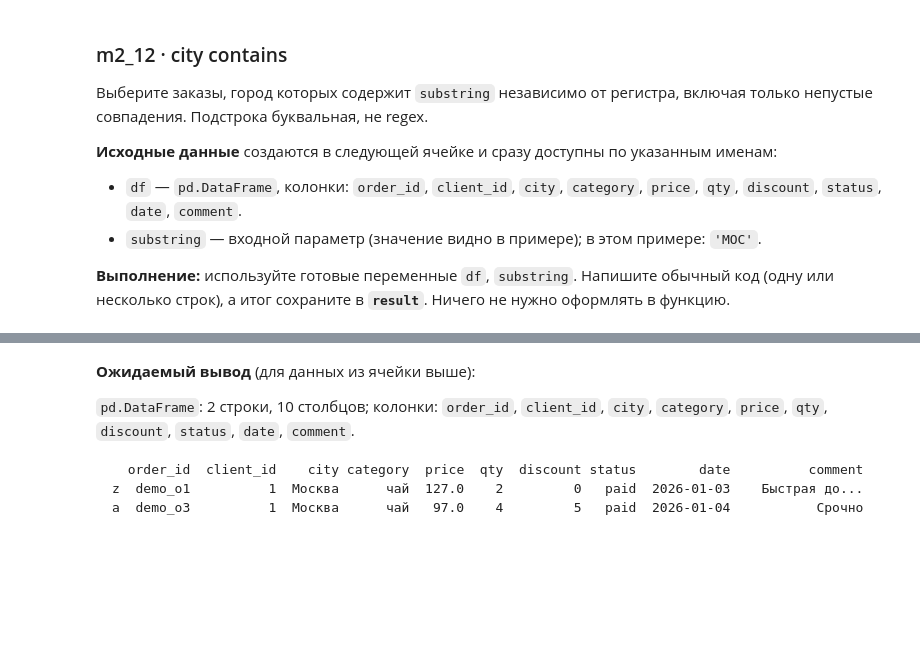
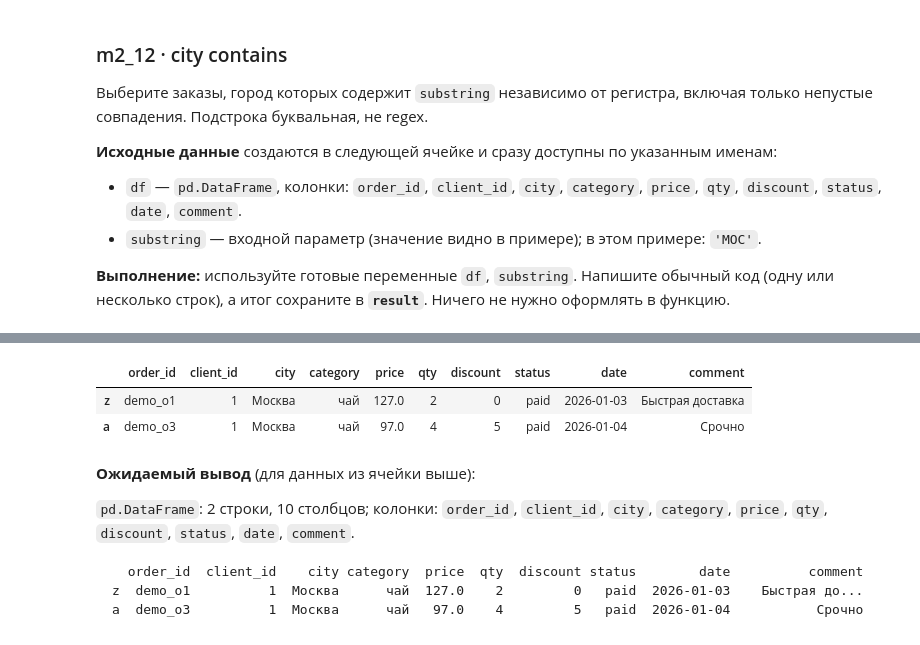
Before and after one commit to TAHA8881/pandas_training_m, a Jupyter notebook: module_02/03_query_and_strings.ipynb, the cells around one changed output, grey strips where cells are left out. Drawn from its saved outputs; the diff is of its cells as text; code cells hidden in the pictures; blank space fills up the shorter version.

```diff
--- a/module_02/03_query_and_strings.ipynb
+++ b/module_02/03_query_and_strings.ipynb
@@ -159,9 +199,13 @@ _expected_m2_12 = expected_for("m2_12", df=df, substring=substring)
 # %%
 # m2_12: напишите решение прямо здесь. Функции создавать НЕ нужно.
 # Используйте переменные: df, substring
 # Сохраните конечный результат в переменную result.
-result = None  # замените этой строкой/своим кодом
+result = df.loc[df['city'].str.contains(substring,case=False,na=False)]  # замените этой строкой/своим кодом
 result
+# %% [output]
+|  | order_id | client_id | city | category | price | qty | discount | status | date | comment |
+| z | demo_o1 | 1 | Москва | чай | 127.0 | 2 | 0 | paid | 2026-01-03 | Быстрая доставка |
+| a | demo_o3 | 1 | Москва | чай | 97.0 | 4 | 5 | paid | 2026-01-04 | Срочно |
 # %% [markdown]
 **Ожидаемый вывод** (для данных из ячейки выше):
 
```
Also changed, not shown: parts of 12 cells of this notebook.
